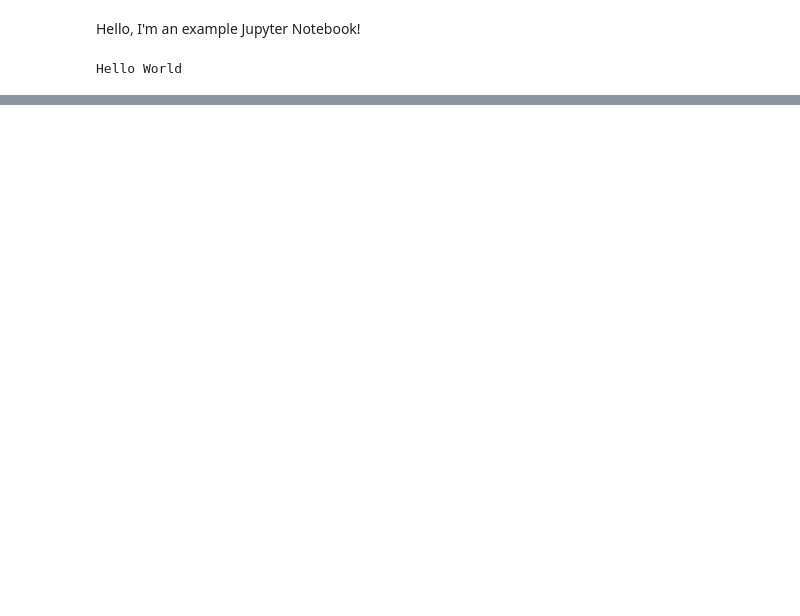
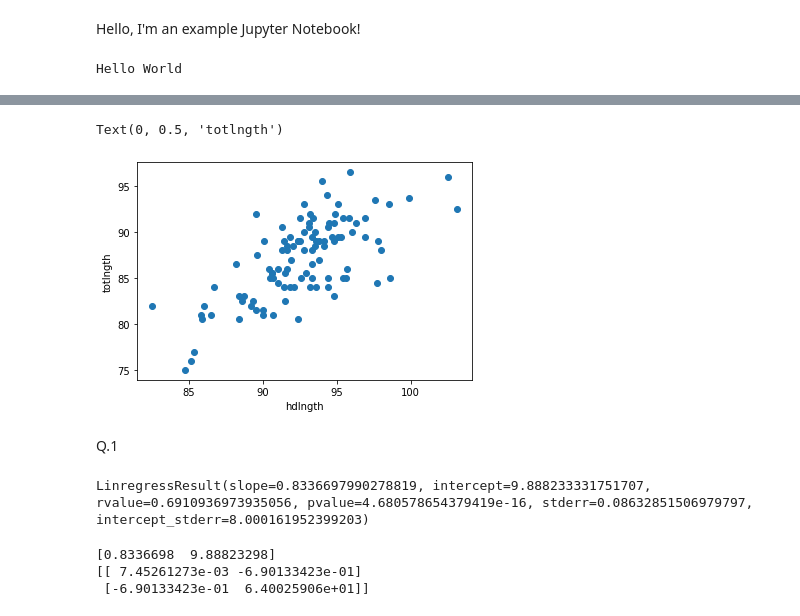
Before and after one commit to 1chcastroleonardo/Homework2, a Jupyter notebook: notebook/example.ipynb, the cells around one changed output, grey strips where cells are left out. Cells and saved outputs as stored; diff of their text form; code cells hidden in the pictures; blank space fills up the shorter version.

```diff
--- a/notebook/example.ipynb
+++ b/notebook/example.ipynb
@@ -11,0 +31,2 @@ import np as numpy
+# %%
+df = pd.read_csv('possum.csv')
@@ -11,0 +42,15 @@ import np as numpy
+# %%
+plt.scatter(df['hdlngth'], df['totlngth'])
+plt.xlabel("hdlngth")
+plt.ylabel("totlngth")
+# %% [output]
+Text(0, 0.5, 'totlngth')
+[figure, added]
+# %% [markdown]
+Q.1
+# %%
+x = df['hdlngth']
+y = df ['totlngth']
+stats.linregress(x, y)
+# %% [output]
+LinregressResult(slope=0.8336697990278819, intercept=9.888233331751707, rvalue=0.6910936973935056, pvalue=4.680578654379419e-16, stderr=0.08632851506979797, intercept_stderr=8.000161952399203)
@@ -11,0 +61,8 @@ import np as numpy
+# %%
+opt, cov = curve_fit(linear_line, x, y)
+print(opt)
+print(cov)
+# %% [output]
+[0.8336698  9.88823298]
+[[ 7.45261273e-03 -6.90133423e-01]
+ [-6.90133423e-01  6.40025906e+01]]
```
Also changed, not shown: parts of 65 cells of this notebook.
